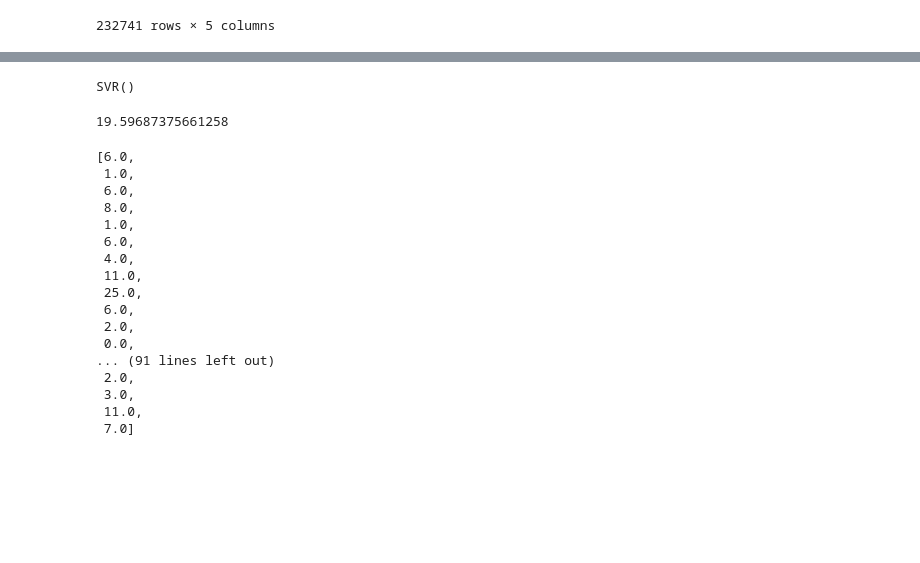
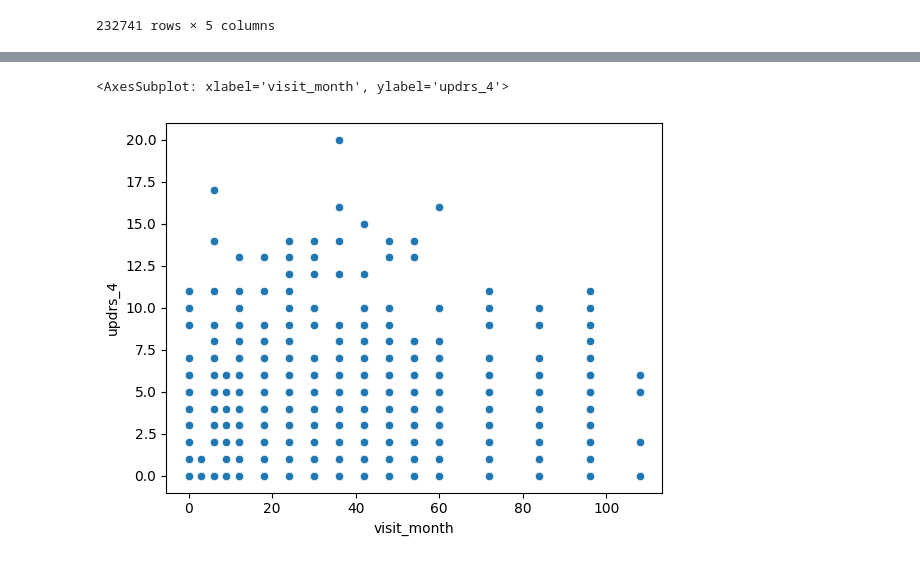
Before and after one commit to priyansh-1902/AMP-Parkinson-s-Disease-Progression-Prediction, a Jupyter notebook: visualizing_data.ipynb, the cells around one changed output, grey strips where cells are left out. Cells and saved outputs as stored; diff of their text form; code cells hidden in the pictures; blank space fills up the shorter version.

```diff
--- a/visualizing_data.ipynb
+++ b/visualizing_data.ipynb
@@ -133,4 +100,0 @@ svr = svm.SVR()
-# %%
-svr.fit(X_train, y_train.squeeze())
-# %% [output]
-SVR()
@@ -139,24 +101,5 @@ y_pred = svr.predict(X_test)
-# %%
-mean_squared_error(y_pred, y_test)
-# %% [output]
-19.59687375661258
-# %%
-list(y_test['updrs_1'])
-# %% [output]
-[6.0,
- 1.0,
- 6.0,
- 8.0,
- 1.0,
- 6.0,
- 4.0,
- 11.0,
- 25.0,
- 6.0,
- 2.0,
- 0.0,
-... (91 lines left out)
- 2.0,
- 3.0,
- 11.0,
- 7.0]
+# %%
+sns.scatterplot(data=df, x='visit_month', y='updrs_4')
+# %% [output]
+<AxesSubplot: xlabel='visit_month', ylabel='updrs_4'>
+[figure, added]
```
Also changed, not shown: parts of 23 cells of this notebook, 2 other files.
